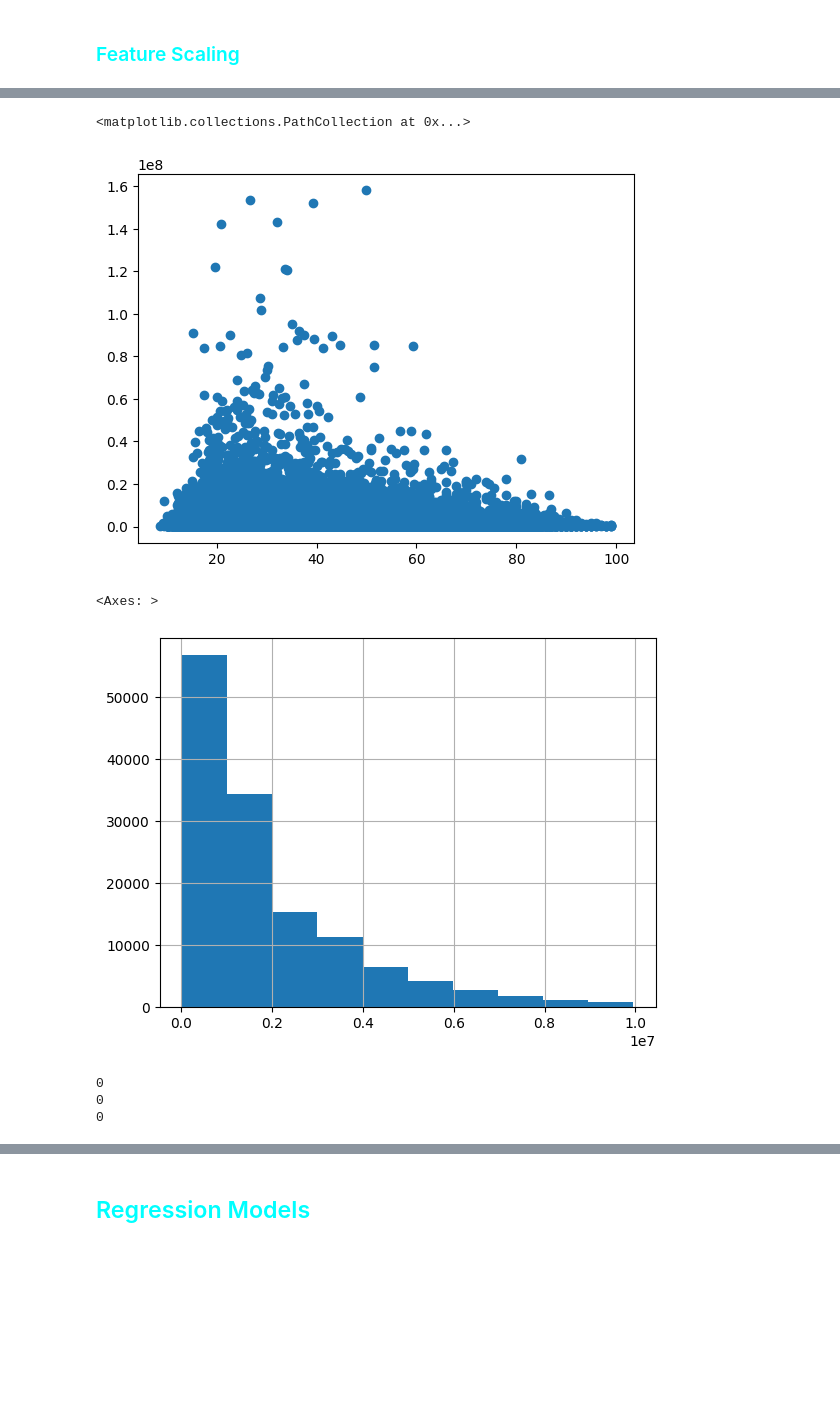
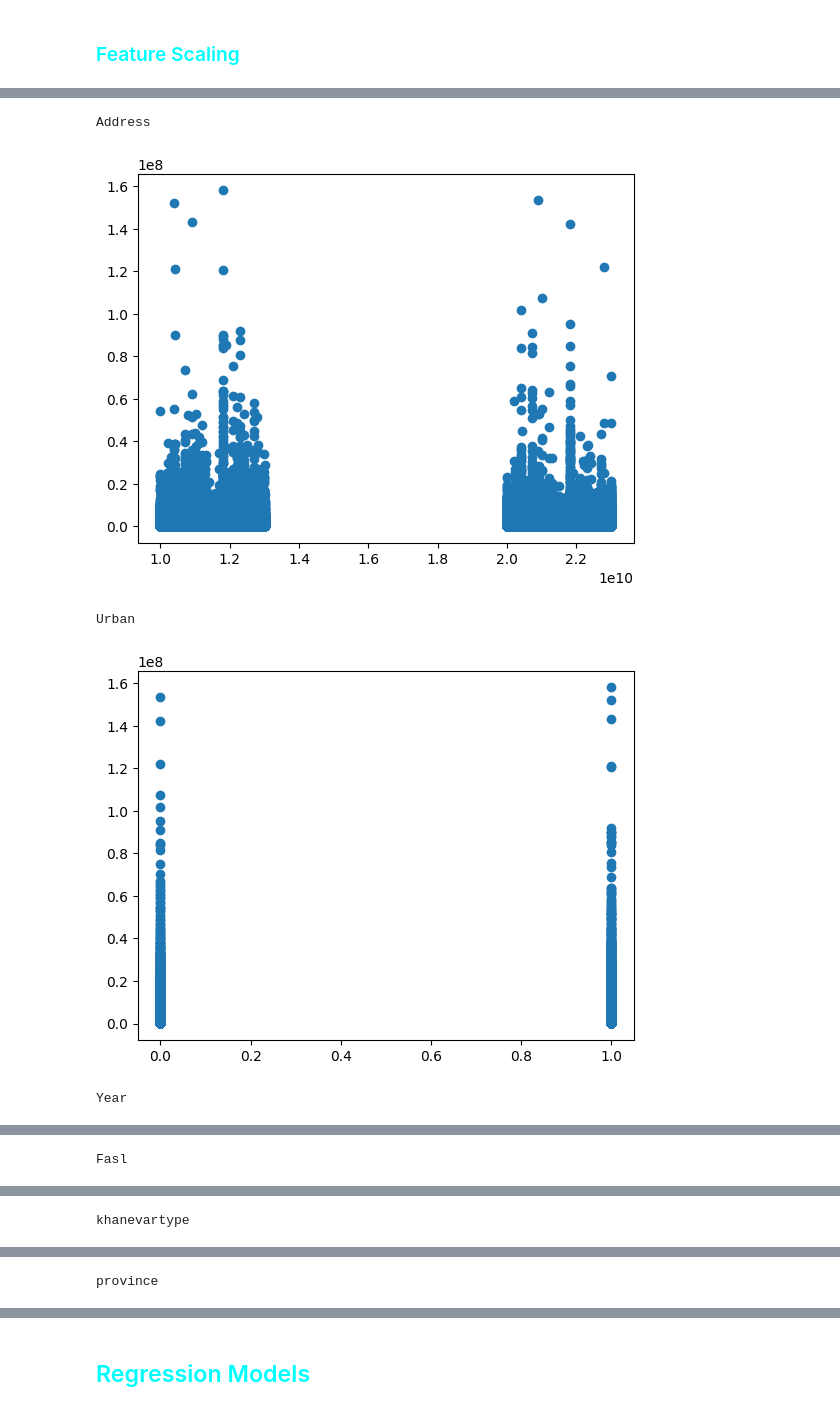
Before and after one commit to saeedhmt/ML-Clustering-Regression, a Jupyter notebook: model.ipynb, the cells around one changed output, grey strips where cells are left out. Cells and saved outputs as stored; diff of their text form; code cells hidden in the pictures; blank space fills up the shorter version.

```diff
--- a/model.ipynb
+++ b/model.ipynb
@@ -55,21 +55,22 @@ We fill the NaN values of some features with few NaN count with zero, only the o
 df.dropna(subset=["transportation_cost"], inplace=True)
 
 
-df.subsidy.fillna(0, inplace=True)
-df.misc_income.fillna(0, inplace=True)
-df.active_member_cnt.fillna(0, inplace=True)
-df.communication_expenses.fillna(0, inplace=True)
+df.fillna({"subsidy":0}, inplace=True)
+df.fillna({"misc_income":0}, inplace=True)
+df.fillna({"active_member_cnt":0}, inplace=True)
+df.fillna({"communication_expenses":0}, inplace=True)
+df.fillna({"edible_expenses":0}, inplace=True)
 
 # Tenure column has only 4 NaN values which we change to "other" value
-df.tenure.fillna("other", inplace=True)
+df.fillna({"tenure": "Other"}, inplace=True)
 
 # columns with more than half of the data being null
-df.netincome_w_y.fillna(0, inplace=True)
-df.vehicle_expenses.fillna(0, inplace=True)
-df.income_s_y.fillna(0, inplace=True)
-df.transport_insurance_expenses.fillna(0, inplace=True)
-df.highly_educated_member_cnt.fillna(0, inplace=True)
-df.dining_expenses.fillna(0, inplace=True)
+df.fillna({"netincome_w_y": 0}, inplace=True)
+df.fillna({"vehicle_expenses": 0}, inplace=True)
+df.fillna({"income_s_y": 0}, inplace=True)
+df.fillna({"transport_insurance_expenses": 0}, inplace=True)
+df.fillna({"highly_educated_member_cnt": 0}, inplace=True)
+df.fillna({"dining_expenses": 0}, inplace=True)
 
 # We drop town column since it does not add any value to the model, towns with same number are considered as the same
 df.drop(columns=["town"], inplace=True)
@@ -111,8 +112,13 @@ for col in df.columns:
 duplicate_addresses = df.loc[df.Address.duplicated(), :].Address.unique().shape[0]
 # %% [markdown]
 There are 36792 families with info being present in different years. there is no reason to group the result for those families and we treat them as separate data since we are going to drop the Address columns later on.
-# %%
-df = df[df.transportation_cost < 3e+08]
+# %%
+df = df.loc[(df.transportation_cost < 3e+08) &
+            (df.communication_expenses < 1e+08) &
+            (df.dining_expenses < 4e+08) &
+            (df.transport_insurance_expenses < 1.5e+08) &
+            (df.vehicle_expenses < 1e+10) &
+            (df.total_income > -2e10), :]
 # %% [markdown]
 ### <h3 style="text-align: left; color:cyan"> Splitting train, validation & test data </h4>
 # %%
@@ -223,19 +214,11 @@ plt.scatter(df.member_cnt[df.index!=143648], df.transportation_cost[df.index!=14
-# %%
-plt.scatter(df.mean_age, df.transportation_cost)
-# %% [output]
-<matplotlib.collections.PathCollection at 0x...>
-[figure, removed]
-# %%
-df.transportation_cost[df.transportation_cost<0.1e+08].hist()
-# %% [output]
-<Axes: >
-[figure, removed]
-# %%
-criteria = 2e+08
-print((y_train>criteria).sum())
-print((y_val>criteria).sum())
-print((y_test>criteria).sum())
-# %% [output]
-0
-0
-0
+# %%
+for col in df.columns:
+    print(col)
+    plt.scatter(df[ col], df.transportation_cost)
+    plt.show()
+# %% [output]
+Address
+[figure, added]
+Urban
+[figure, added]
+Year
@@ -241,0 +226 @@ print((y_test>criteria).sum())
+Fasl
@@ -241,0 +228 @@ print((y_test>criteria).sum())
+khanevartype
@@ -241,0 +230 @@ print((y_test>criteria).sum())
+province
```
Also changed, not shown: parts of 30 cells of this notebook, 4 other files.
